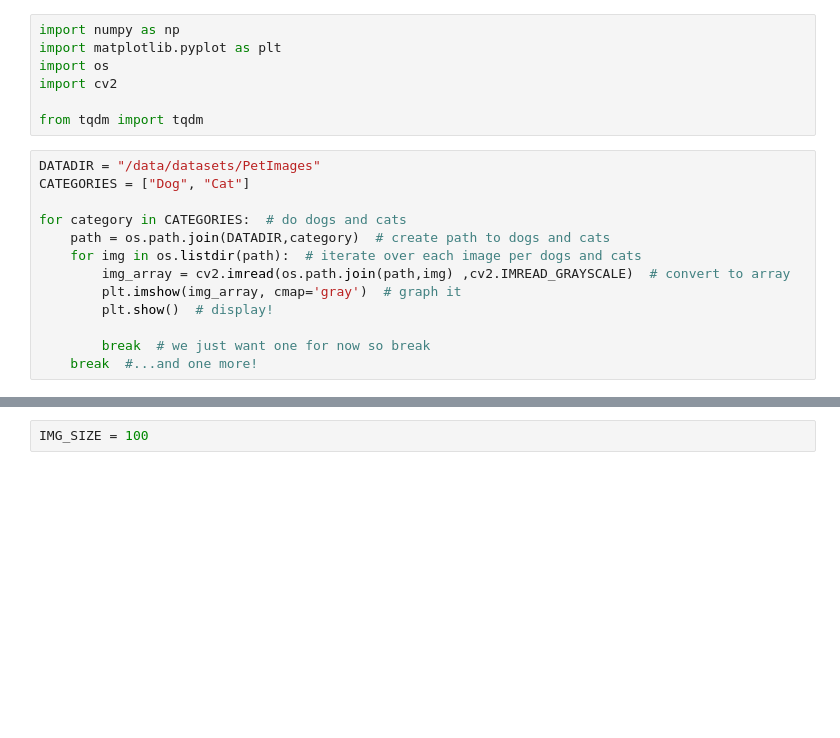
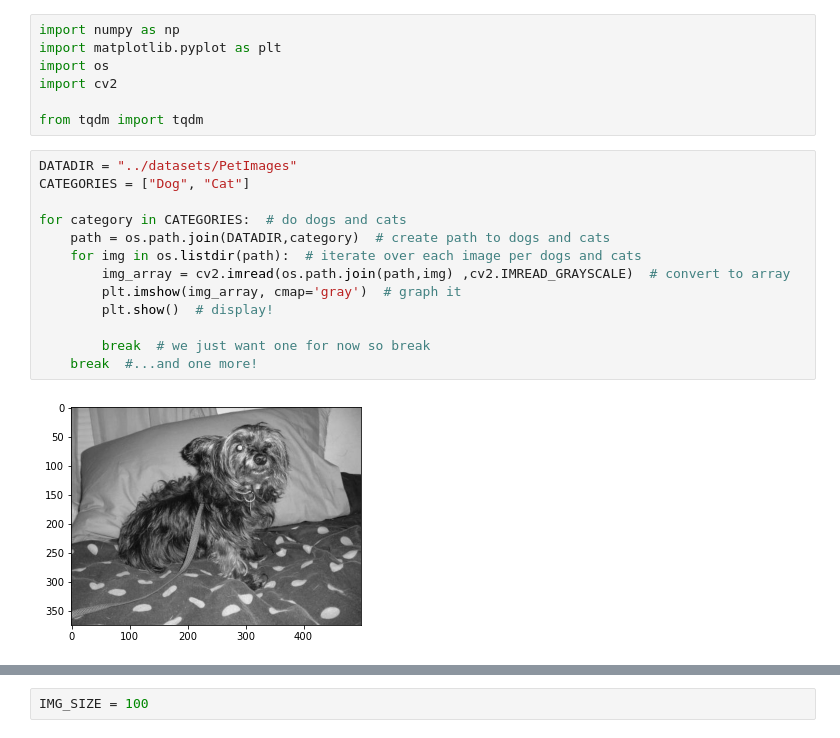
Before and after one commit to mfahmirukman/jupyternotebooks, a Jupyter notebook: Cat and Dog classification model.ipynb, the cells around one changed output, grey strips where cells are left out. Cells and saved outputs as stored; diff of their text form; blank space fills up the shorter version.

Commit message:
gitignore images, ran ipynb

```diff
--- a/Cat and Dog classification model.ipynb
+++ b/Cat and Dog classification model.ipynb
@@ -8,17 +15,19 @@ import cv2
 
 from tqdm import tqdm
 # %%
-DATADIR = "/data/datasets/PetImages"
+DATADIR = "../datasets/PetImages"
 CATEGORIES = ["Dog", "Cat"]
 
 for category in CATEGORIES:  # do dogs and cats
     path = os.path.join(DATADIR,category)  # create path to dogs and cats
     for img in os.listdir(path):  # iterate over each image per dogs and cats
         img_array = cv2.imread(os.path.join(path,img) ,cv2.IMREAD_GRAYSCALE)  # convert to array
         plt.imshow(img_array, cmap='gray')  # graph it
         plt.show()  # display!
 
         break  # we just want one for now so break
     break  #...and one more!
+# %% [output]
+[figure, added]
 # %%
 print(img_array)
```
Also changed, not shown: parts of 5 cells of this notebook, 2 other files.
